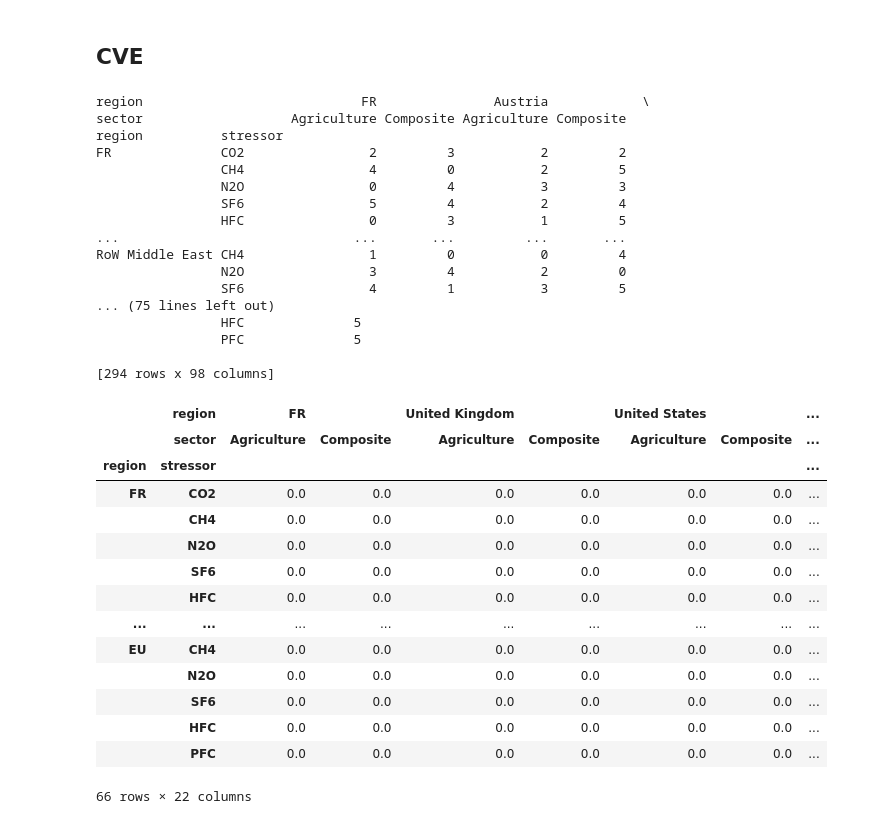
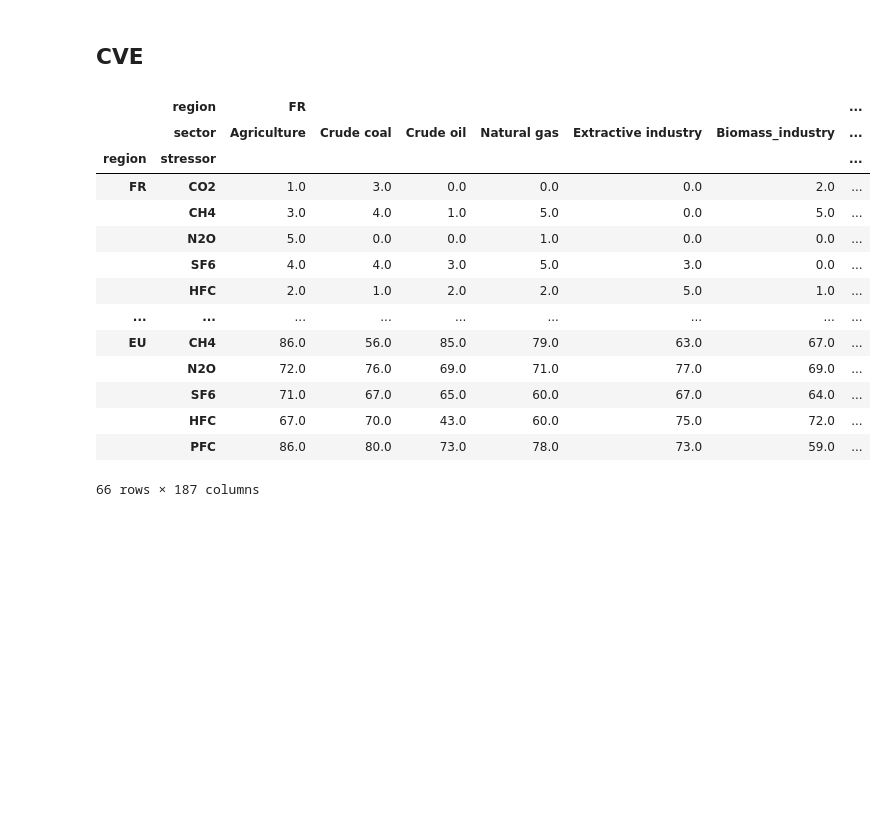
Before and after one commit to Maestrofinn/MatMat-Trade, a Jupyter notebook: main_development.ipynb, the cells around one changed output. Cells and saved outputs as stored; diff of their text form; code cells hidden in the pictures; blank space fills up the shorter version.

```diff
--- a/main_development.ipynb
+++ b/main_development.ipynb
@@ -516,71 +519,49 @@ arrays = [multi_reg, multi_sec]
 new_col = pd.MultiIndex.from_arrays(arrays, names=('region', 'sector'))
 
 multi_reg2 = []
 multi_ghg = []
 for reg in list_reg_mcve_new :
     for ghg in ghg_list_mcve :
         multi_reg2.append(reg)
         multi_ghg.append(ghg)
 arrays2 = [multi_reg2, multi_ghg]
 new_index = pd.MultiIndex.from_arrays(arrays2, names=('region', 'stressor'))
 
 dcba_mcve_new = pd.DataFrame(np.zeros((len(ghg_list_mcve)*len(list_reg_mcve_new),
                                    len(sectors_list_mcve)*len(list_reg_mcve_new))),
                               index =new_index,columns = new_col)
 
 
 from random import randint
 for col in dcba_mcve.columns:
     dcba_mcve[col]=dcba_mcve.apply(lambda x: randint(0,5), axis=1)
 
 
-print(dcba_mcve)
-
-#s1 = dcba.loc['FR','FR'].copy()
-#new_dcba.loc['FR','FR'] = s1
-
 for reg_export in dict_mcve :
     list_reg_agg_1 = dict_mcve[reg_export]
     for reg_import in dict_mcve :
         list_reg_agg_2 = dict_mcve[reg_import]
         s1=pd.DataFrame(np.zeros_like(dcba_mcve_new.loc['FR','FR']),index=dcba_mcve_new.loc['FR','FR'].index, columns = dcba_mcve_new.loc['FR','FR'].columns)
         for reg1 in list_reg_agg_1 :
             for reg2 in list_reg_agg_2 :
-                #print(reg1,reg2)
-                s1 += dcba_mcve.loc[reg1,reg2].copy()
-                #print(s1)
-        dcba_mcve_new.loc[reg_export,reg_import].update(s1)
+                s1 += dcba_mcve.loc[reg1,reg2]
+        for line in s1.index :
+            for col in s1.columns :
+                dcba_mcve_new.at[(reg_export,line),(reg_import,col)]=s1.loc[line,col]
 dcba_mcve_new
 # %% [output]
+|  | region | FR |  |  |  |  |  | ... |
+|  | sector | Agriculture | Crude coal | Crude oil | Natural gas | Extractive industry | Biomass_industry | ... |
+| region | stressor |  |  |  |  |  |  | ... |
+| FR | CO2 | 1.0 | 3.0 | 0.0 | 0.0 | 0.0 | 2.0 | ... |
+|  | CH4 | 3.0 | 4.0 | 1.0 | 5.0 | 0.0 | 5.0 | ... |
+|  | N2O | 5.0 | 0.0 | 0.0 | 1.0 | 0.0 | 0.0 | ... |
+|  | SF6 | 4.0 | 4.0 | 3.0 | 5.0 | 3.0 | 0.0 | ... |
+|  | HFC | 2.0 | 1.0 | 2.0 | 2.0 | 5.0 | 1.0 | ... |
+| ... | ... | ... | ... | ... | ... | ... | ... | ... |
+| EU | CH4 | 86.0 | 56.0 | 85.0 | 79.0 | 63.0 | 67.0 | ... |
+|  | N2O | 72.0 | 76.0 | 69.0 | 71.0 | 77.0 | 69.0 | ... |
+|  | SF6 | 71.0 | 67.0 | 65.0 | 60.0 | 67.0 | 64.0 | ... |
+|  | HFC | 67.0 | 70.0 | 43.0 | 60.0 | 75.0 | 72.0 | ... |
+|  | PFC | 86.0 | 80.0 | 73.0 | 78.0 | 73.0 | 59.0 | ... |
-region                            FR               Austria            \
-sector                   Agriculture Composite Agriculture Composite
-region          stressor
-FR              CO2                2         3           2         2
-                CH4                4         0           2         5
-                N2O                0         4           3         3
-                SF6                5         4           2         4
-                HFC                0         3           1         5
-...                              ...       ...         ...       ...
-RoW Middle East CH4                1         0           0         4
-                N2O                3         4           2         0
-                SF6                4         1           3         5
-... (75 lines left out)
-                HFC              5
-                PFC              5
-
-[294 rows x 98 columns]
+66 rows × 187 columns
-|  | region | FR |  | United Kingdom |  | United States |  | ... |
-|  | sector | Agriculture | Composite | Agriculture | Composite | Agriculture | Composite | ... |
-| region | stressor |  |  |  |  |  |  | ... |
-| FR | CO2 | 0.0 | 0.0 | 0.0 | 0.0 | 0.0 | 0.0 | ... |
-|  | CH4 | 0.0 | 0.0 | 0.0 | 0.0 | 0.0 | 0.0 | ... |
-|  | N2O | 0.0 | 0.0 | 0.0 | 0.0 | 0.0 | 0.0 | ... |
-|  | SF6 | 0.0 | 0.0 | 0.0 | 0.0 | 0.0 | 0.0 | ... |
-|  | HFC | 0.0 | 0.0 | 0.0 | 0.0 | 0.0 | 0.0 | ... |
-| ... | ... | ... | ... | ... | ... | ... | ... | ... |
-| EU | CH4 | 0.0 | 0.0 | 0.0 | 0.0 | 0.0 | 0.0 | ... |
-|  | N2O | 0.0 | 0.0 | 0.0 | 0.0 | 0.0 | 0.0 | ... |
-|  | SF6 | 0.0 | 0.0 | 0.0 | 0.0 | 0.0 | 0.0 | ... |
-|  | HFC | 0.0 | 0.0 | 0.0 | 0.0 | 0.0 | 0.0 | ... |
-|  | PFC | 0.0 | 0.0 | 0.0 | 0.0 | 0.0 | 0.0 | ... |
-66 rows × 22 columns
```
Also changed, not shown: parts of 4 cells of this notebook.
